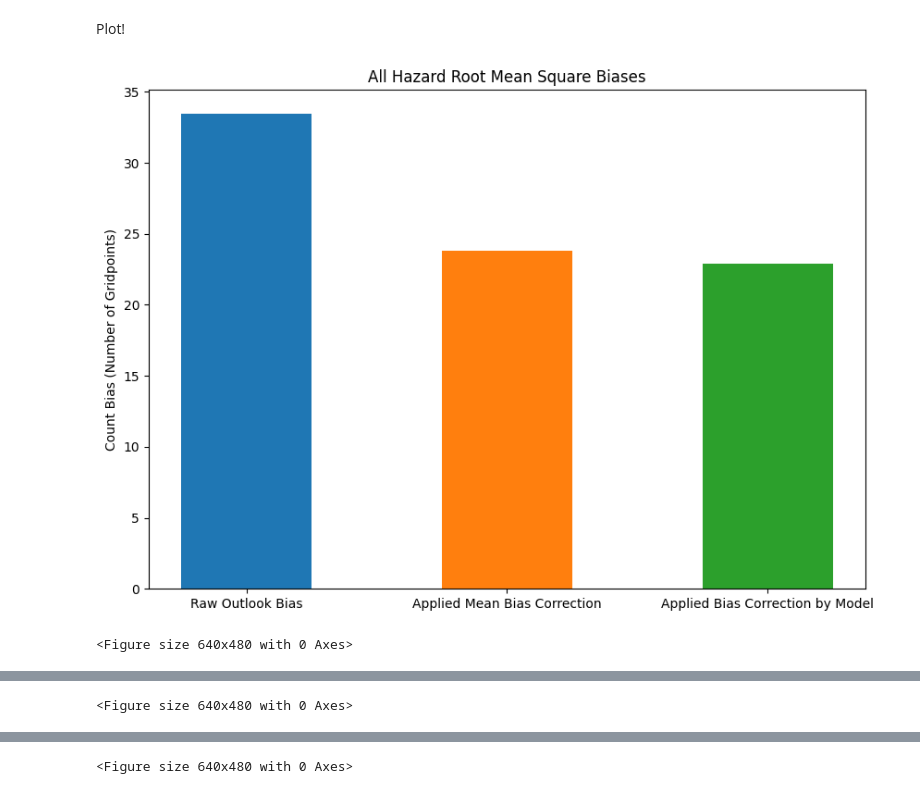
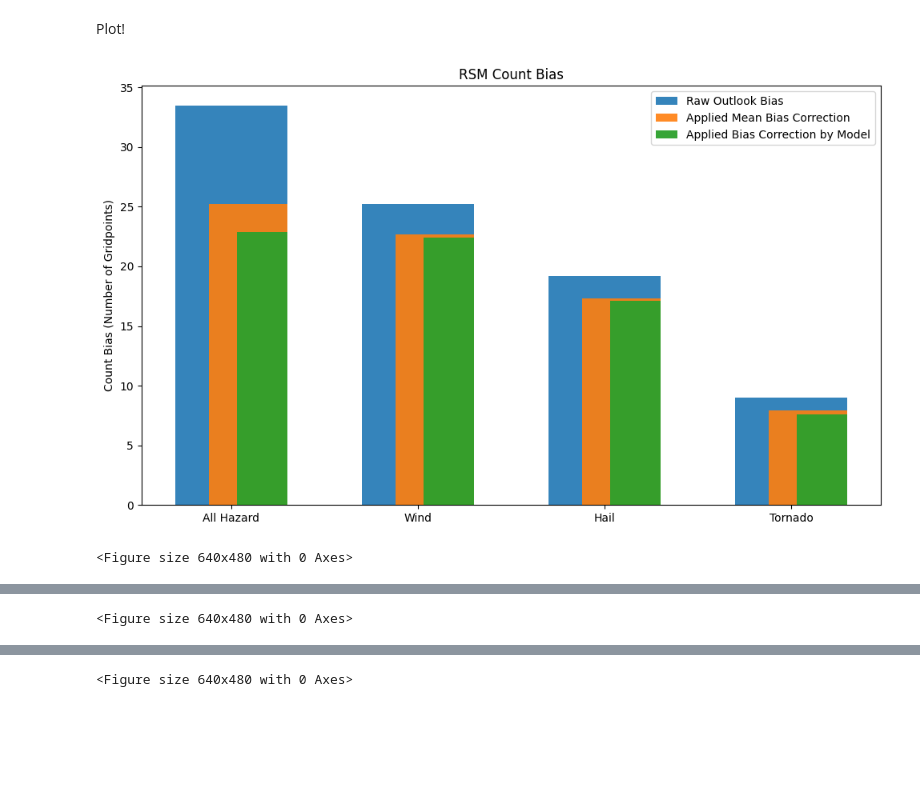
Before and after one commit to milesepstein13/convective_outlook_ml, a Jupyter notebook: compare_models.ipynb, the cells around one changed output, grey strips where cells are left out. Cells and saved outputs as stored; diff of their text form; code cells hidden in the pictures; blank space fills up the shorter version.

Commit message:
updated result figures

```diff
--- a/compare_models.ipynb
+++ b/compare_models.ipynb
@@ -406,45 +406,82 @@ Plot!
 # %%
 rmses_units = pd.read_csv('results/all_rmses_units.csv')
 # %%
-bar_labels = ['Raw Outlook Bias', 'Applied Mean Bias Correction', 'Applied Bias Correction by Model']
-bar_positions = [0, 1, 2]
-bar_width = 0.5
+# Create stacked bars: one figure per bias type (Count, E-W, N-S).
+# Each figure has 4 bars (All, Wind, Hail, Tornado).
+# Each bar is a stack of three components: raw outlook bias, applied mean bias correction, applied bias correction by model.
 
-for i in range(12):
-    fig, ax = plt.subplots(figsize=(10, 7))
-    ax.bar(bar_positions[0], rmses_units.iloc[5, i+1], width=bar_width)
-    ax.bar(bar_positions[1], rmses_units.iloc[4, i+1], width=bar_width)
-    ax.bar(bar_positions[2], rmses_units.iloc[1, i+1], width=bar_width)
+rmses_units = rmses_units.copy()
 
-    ax.set_xticks(bar_positions)
-    ax.set_xticklabels(bar_labels)
+# reasonable substring guesses; these can be adjusted if your model naming differs
+raw_row = rmses_units.iloc[5, :]
+mean_row = rmses_units.iloc[6, :]
+model_row = rmses_units.iloc[1, :]
 
-    if i < 4:
+hazard_labels = ['All Hazard', 'Wind', 'Hail', 'Tornado']
+x = np.arange(len(hazard_labels))
+width = 0.6
+
+# bias types: 0 -> Count (0..3), 1 -> E-W (4..7), 2 -> N-S (8..11)
+for bias_type in range(3):
+    # collect values for the four hazards for each of the three methods
+    raw_vals = []
+    mean_vals = []
+    model_vals = []
+    for h in range(4):
+        col = str(bias_type*4 + h)
+        # safely get the value from the row (handle if index labels are strings vs positions)
+        def _get_val(row, col_name):
+            if col_name in row.index:
+                return float(row[col_name])
+            # if columns are positional (e.g. iloc-based), try converting to int position+1 to account for 'model' col
+            return float(row.iloc[int(col_name)])
+        raw_vals.append(_get_val(raw_row, col))
+        mean_vals.append(_get_val(mean_row, col))
+        model_vals.append(_get_val(model_row, col))
+
+    raw_vals = np.array(raw_vals)
+    mean_vals = np.array(mean_vals)
+    model_vals = np.array(model_vals)
+
+    fig, ax = plt.subplots(figsize=(10,6))
+    # Draw embedded/overlaid bars: raw is widest and behind, mean is narrower and in front, model is narrowest and frontmost.
+    # We'll offset the narrower bars slightly so they are centered over the raw bar.
+    raw_width = width
+    mean_width = width * 0.7
+    model_width = width * 0.45
+
+    # x positions: center for raw, small offsets for mean and model
+    raw_x = x
+    mean_x = x - (mean_width - raw_width)/2.0
+    model_x = x - (model_width - raw_width)/2.0
+
+    # draw raw bars behind
+    p1 = ax.bar(raw_x, raw_vals, raw_width, label='Raw Outlook Bias', color='C0', alpha=0.9, zorder=1)
+    # draw mean correction bars in front of raw (slightly narrower)
+    p2 = ax.bar(mean_x, mean_vals, mean_width, label='Applied Mean Bias Correction', color='C1', alpha=0.9, zorder=2)
+    # draw model correction bars frontmost (narrowest)
+    p3 = ax.bar(model_x, model_vals, model_width, label='Applied Bias Correction by Model', color='C2', alpha=0.95, zorder=3)
+
+    ax.set_xticks(x)
+    ax.set_xticklabels(hazard_labels)
+
+    if bias_type == 0:
         ax.set_ylabel('Count Bias (Number of Gridpoints)')
-
-    elif i < 8:
+    elif bias_type == 1:
         ax.set_ylabel('E-W Displacement (m)')
-
     else:
         ax.set_ylabel('N-S Displacement (m)')
 
-    if i%4 == 0:
-        t = 'All Hazard'
+    titles = ['All Hazard', 'Wind', 'Hail', 'Tornado']
+    title_prefix = ['All Hazard', 'All Hazard', 'All Hazard']  # placeholder for consistency
+    # nice title for the figure
+    bias_titles = ['RSM Count Bias', 'RSM E-W Displacement Bias', 'RSM N-S Displacement Bias']
+    ax.set_title(bias_titles[bias_type])
 
-    elif i%4 == 1:
-        t = 'Wind'
-
-    elif i%4 == 2:
-        t = 'Hail'
-
-    elif i%4 == 3:
-        t = 'Tornado'
-
-    ax.set_title(t + " Root Mean Square Biases")
+    ax.legend()
+    plt.tight_layout()
     plt.show()
     plt.clf()
-
-# TODO: one figure per bias type: stack all three bars below on top of each other (each starting at the bottom and ending at the height they do now), then 4 hazard types can be 4 bars
 # %% [output]
-[figure, old version]
+[figure, new version]
 <Figure size 640x480 with 0 Axes>
```
Also changed, not shown: parts of 1 cell of this notebook.
